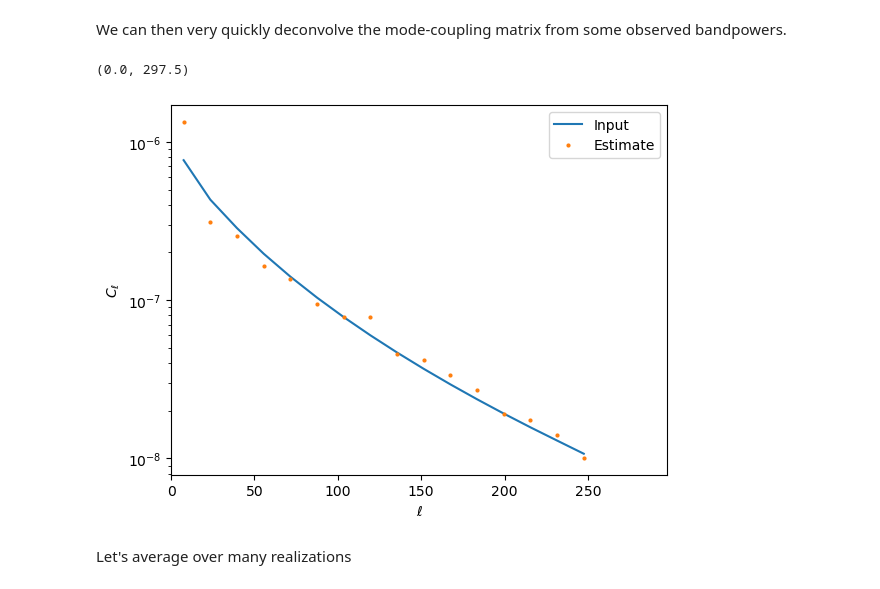
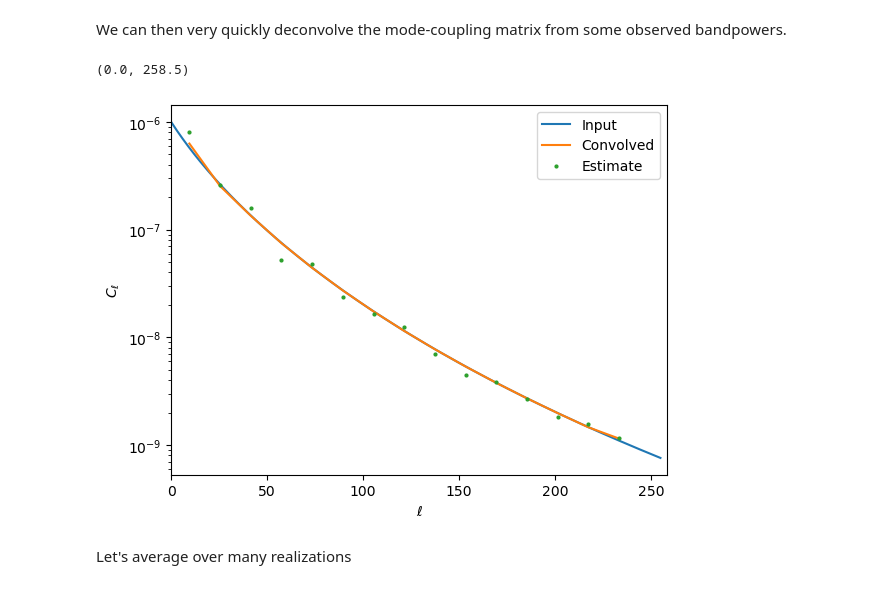
Before and after one commit to martinjameswhite/directsht, a Jupyter notebook: notebooks/mode_coupling_mat.ipynb, the cells around one changed output. Saved outputs shown, nothing was run; the diff lists cells and outputs as text; code cells hidden in the pictures.

```diff
--- a/notebooks/mode_coupling_mat.ipynb
+++ b/notebooks/mode_coupling_mat.ipynb
@@ -25,7 +25,7 @@ th,ph = hp.pixelfunc.pix2ang(nside,np.arange(npix),lonlat=False)
 x,y,z = np.sin(th)*np.cos(ph),np.sin(th)*np.sin(ph),np.cos(th)
 rad2  = ( (x-1)**2+y**2+z**2)/0.1
 mask  = np.exp(-0.5*rad2)
-mask[mask<0.05] = 0.0
+mask[mask<0.01] = 0.0
 # and look at it.
 hp.mollview(mask)
 # %% [output]
@@ -48,8 +48,8 @@ Now we make some mock data using Healpy's synfast routine to generate a Gaussian
 # from.  We want this to be very "red" so that we can run
 # at reasonably low resolution without worrying about aliasing.
 lmax = 3000
-ell0 = 32
-ell1 = 512
+ell0 = 30
+ell1 = 200
 ells = np.arange(lmax)
 clkk = 1e-6*ell0/(ells+ell0)*(ell1/(ells+ell1))**6
 # Let's draw a realization of this field
@@ -79,20 +89,23 @@ Wall time: 15.5 s
 We can then very quickly deconvolve the mode-coupling matrix from some observed bandpowers.
 # %%
 NperBin = 2**4
-binned_ells, Cb_decoupled = MD(cl,NperBin)
+bins    = MD.binning_matrix('linear',NperBin)
+binned_ells, Cb_decoupled = MD(cl,bins)
 # Convolve the theory with the bandpower window functions
-convolved_theory_cl = MD.convolve_theory_Cls(clkk[:(lmax+1)])
+_, convolved_theory_cl = MD.convolve_theory_Cls(clkk[:Nl],bins)
+#_, convolved_theory_cl = MD(np.dot(MD.Mll,clkk[:Nl]),bins)
 # %%
-plt.plot(binned_ells, convolved_theory_cl, label='Input')
+plt.plot(np.arange(Nl),clkk[:Nl],label='Input')
+plt.plot(binned_ells, convolved_theory_cl, label='Convolved')
 plt.plot(binned_ells, Cb_decoupled, label='Estimate', ls='', marker='o', markersize=2)
 plt.yscale('log')
 plt.xlabel(r'$\ell$')
 plt.ylabel(r'$C_\ell$')
 plt.legend()
-plt.xlim([0,binned_ells[-1]+50])
+plt.xlim([0,binned_ells[-1]+25])
 # %% [output]
-(0.0, 297.5)
+(0.0, 258.5)
-[figure, old version]
+[figure, new version]
 # %% [markdown]
 Let's average over many realizations
 # %%
```
Also changed, not shown: parts of 10 cells of this notebook.
